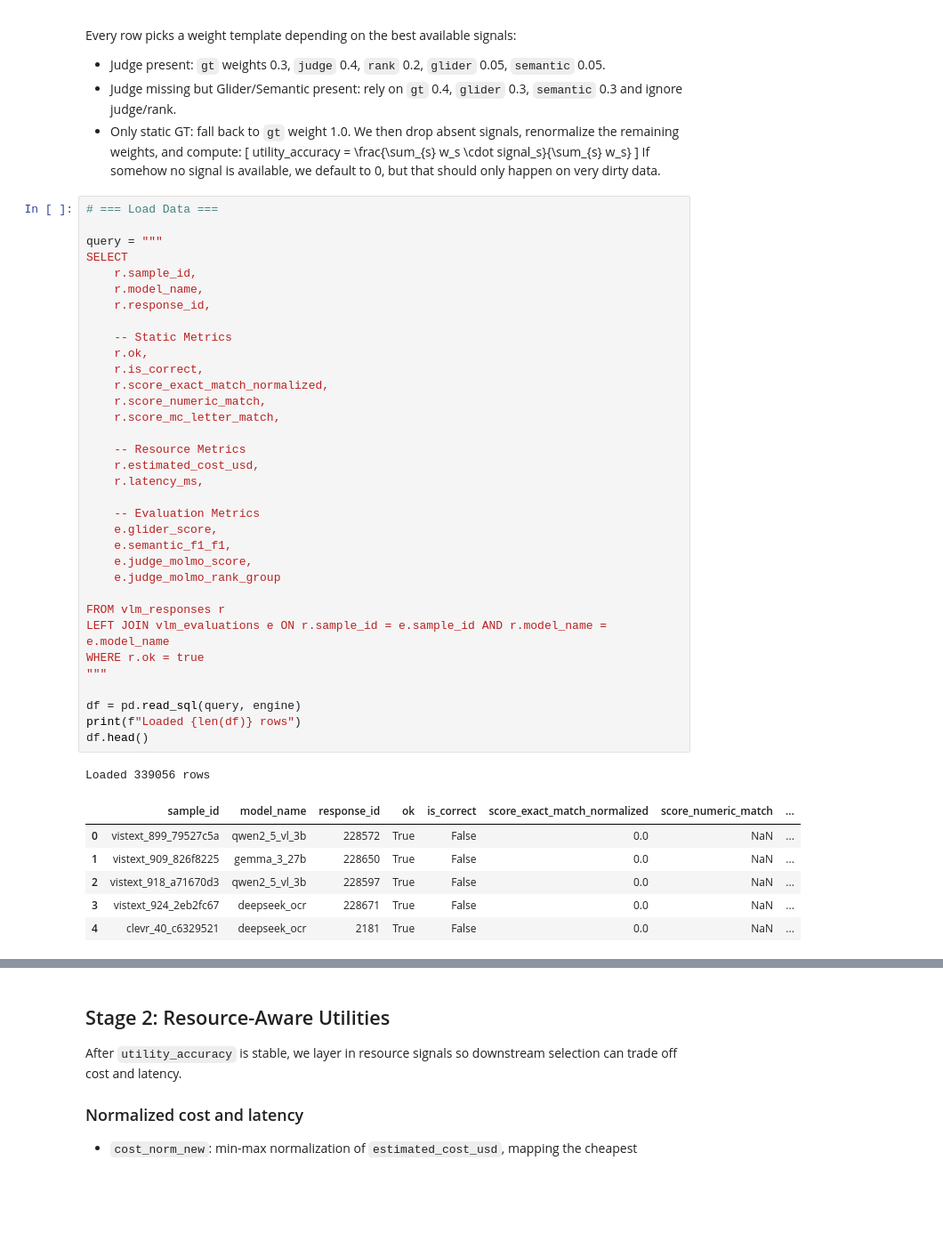
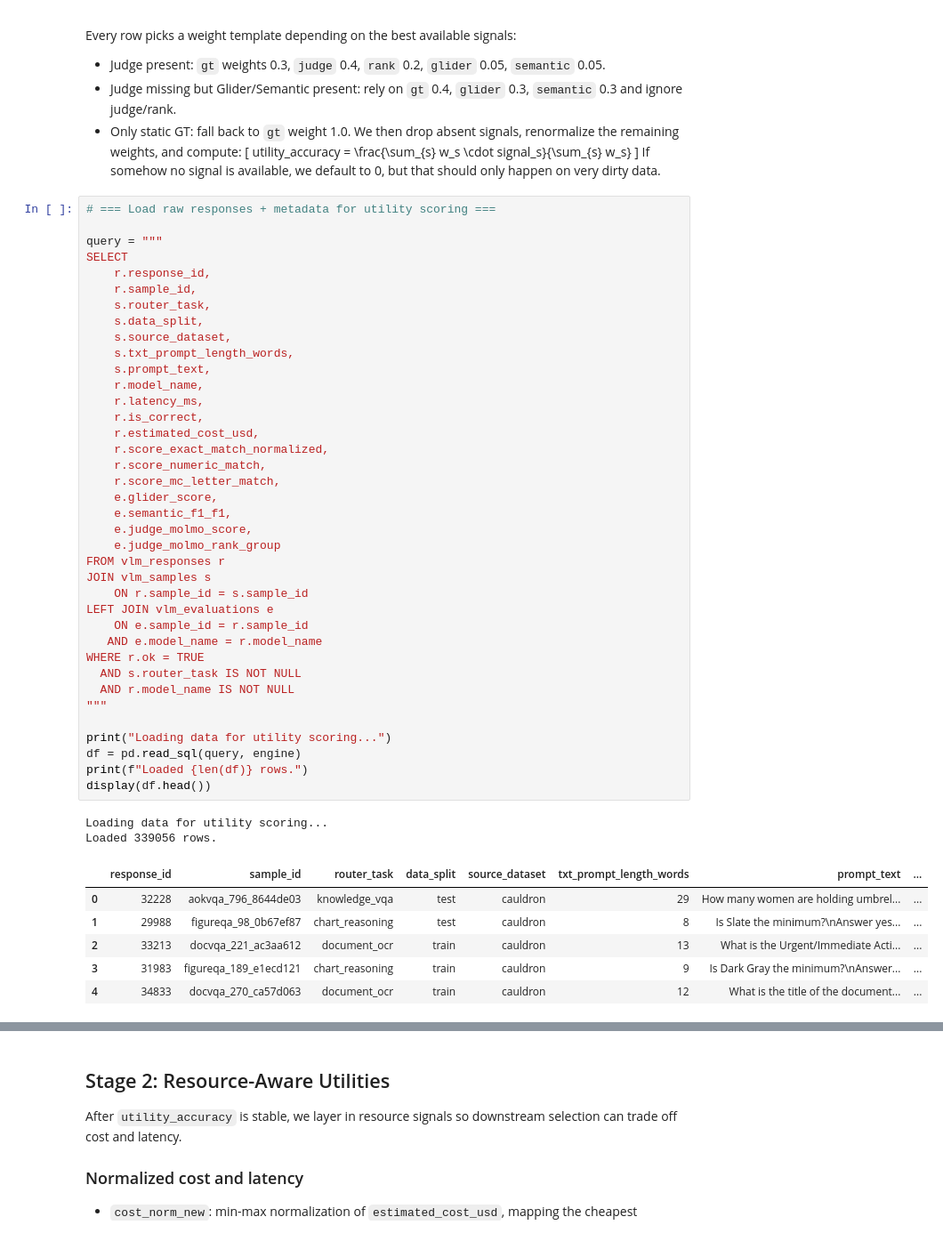
Before and after one commit to Vedaang-Chopra/Which_VLM_Router, a Jupyter notebook: artemis_final/ares/notebooks/05_utility_scoring_v2.ipynb, the cells around one changed output, grey strips where cells are left out. Shown at 89% size. Saved outputs shown, nothing was run; the diff lists cells and outputs as text; blank space fills up the shorter version.

```diff
--- a/artemis_final/ares/notebooks/05_utility_scoring_v2.ipynb
+++ b/artemis_final/ares/notebooks/05_utility_scoring_v2.ipynb
@@ -98,44 +95,49 @@ utility\_accuracy = \frac{\sum\_{s} w\_s \cdot signal\_s}{\sum\_{s} w\_s}
 \]
 If somehow no signal is available, we default to 0, but that should only happen on very dirty data.
 # %%
-# === Load Data ===
+# === Load raw responses + metadata for utility scoring ===
 
 query = """
 SELECT
+    r.response_id,
     r.sample_id,
+    s.router_task,
+    s.data_split,
+    s.source_dataset,
+    s.txt_prompt_length_words,
+    s.prompt_text,
     r.model_name,
-    r.response_id,
-
-    -- Static Metrics
-    r.ok,
+    r.latency_ms,
     r.is_correct,
+    r.estimated_cost_usd,
     r.score_exact_match_normalized,
     r.score_numeric_match,
     r.score_mc_letter_match,
-
-    -- Resource Metrics
-    r.estimated_cost_usd,
-    r.latency_ms,
-
-    -- Evaluation Metrics
     e.glider_score,
     e.semantic_f1_f1,
     e.judge_molmo_score,
     e.judge_molmo_rank_group
-
 FROM vlm_responses r
-LEFT JOIN vlm_evaluations e ON r.sample_id = e.sample_id AND r.model_name = e.model_name
-WHERE r.ok = true
+JOIN vlm_samples s
+    ON r.sample_id = s.sample_id
+LEFT JOIN vlm_evaluations e
+    ON e.sample_id = r.sample_id
+   AND e.model_name = r.model_name
+WHERE r.ok = TRUE
+  AND s.router_task IS NOT NULL
+  AND r.model_name IS NOT NULL
 """
 
+print("Loading data for utility scoring...")
 df = pd.read_sql(query, engine)
-print(f"Loaded {len(df)} rows")
-df.head()
+print(f"Loaded {len(df)} rows.")
+display(df.head())
 # %% [output]
-Loaded 339056 rows
+Loading data for utility scoring...
+Loaded 339056 rows.
-|  | sample_id | model_name | response_id | ok | is_correct | score_exact_match_normalized | score_numeric_match | ... |
-| 0 | vistext_899_79527c5a | qwen2_5_vl_3b | 228572 | True | False | 0.0 | NaN | ... |
-| 1 | vistext_909_826f8225 | gemma_3_27b | 228650 | True | False | 0.0 | NaN | ... |
-| 2 | vistext_918_a71670d3 | qwen2_5_vl_3b | 228597 | True | False | 0.0 | NaN | ... |
-| 3 | vistext_924_2eb2fc67 | deepseek_ocr | 228671 | True | False | 0.0 | NaN | ... |
-| 4 | clevr_40_c6329521 | deepseek_ocr | 2181 | True | False | 0.0 | NaN | ... |
+|  | response_id | sample_id | router_task | data_split | source_dataset | txt_prompt_length_words | prompt_text | ... |
+| 0 | 32228 | aokvqa_796_8644de03 | knowledge_vqa | test | cauldron | 29 | How many women are holding umbrel... | ... |
+| 1 | 29988 | figureqa_98_0b67ef87 | chart_reasoning | test | cauldron | 8 | Is Slate the minimum?\nAnswer yes... | ... |
+| 2 | 33213 | docvqa_221_ac3aa612 | document_ocr | train | cauldron | 13 | What is the Urgent/Immediate Acti... | ... |
+| 3 | 31983 | figureqa_189_e1ecd121 | chart_reasoning | train | cauldron | 9 | Is Dark Gray the minimum?\nAnswer... | ... |
+| 4 | 34833 | docvqa_270_ca57d063 | document_ocr | train | cauldron | 12 | What is the title of the document... | ... |
```
Also changed, not shown: parts of 9 cells of this notebook, 11 other files.
